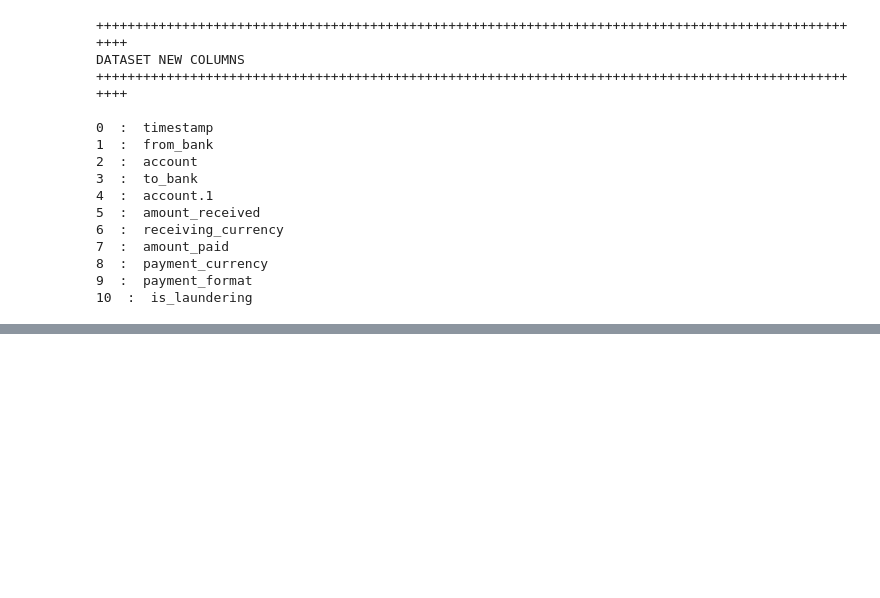
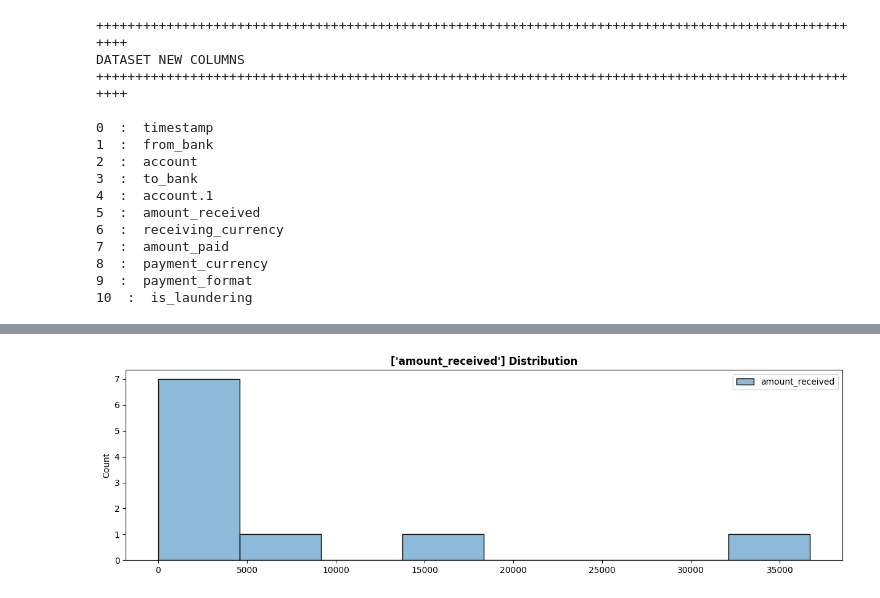
Before and after one commit to votanasrey/Hybrid-Node-Clustering-Approach-for-Graph-Based-Anti-Money-Laundering, a Jupyter notebook: model_dev/main_model_dev.ipynb, the cells around one changed output, grey strips where cells are left out. Saved outputs shown, nothing was run; the diff lists cells and outputs as text; code cells hidden in the pictures; blank space fills up the shorter version.

```diff
--- a/model_dev/main_model_dev.ipynb
+++ b/model_dev/main_model_dev.ipynb
@@ -270,2 +267,9 @@ OUTLIERS DETECTION - AMOUNT RECEIVED & PAID
     }
 }
+# %%
+create_histogram(
+     df,
+    ['amount_received'],
+)
+# %% [output]
+[figure, added]
```
Also changed, not shown: parts of 9 cells of this notebook.
